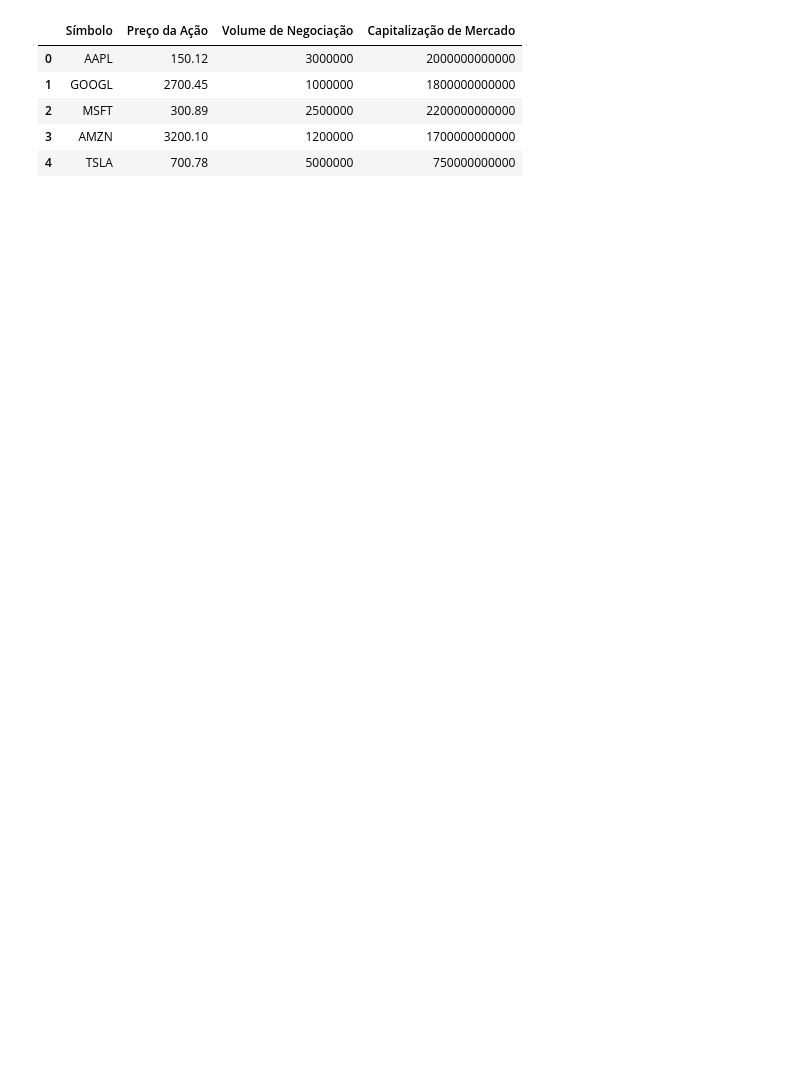
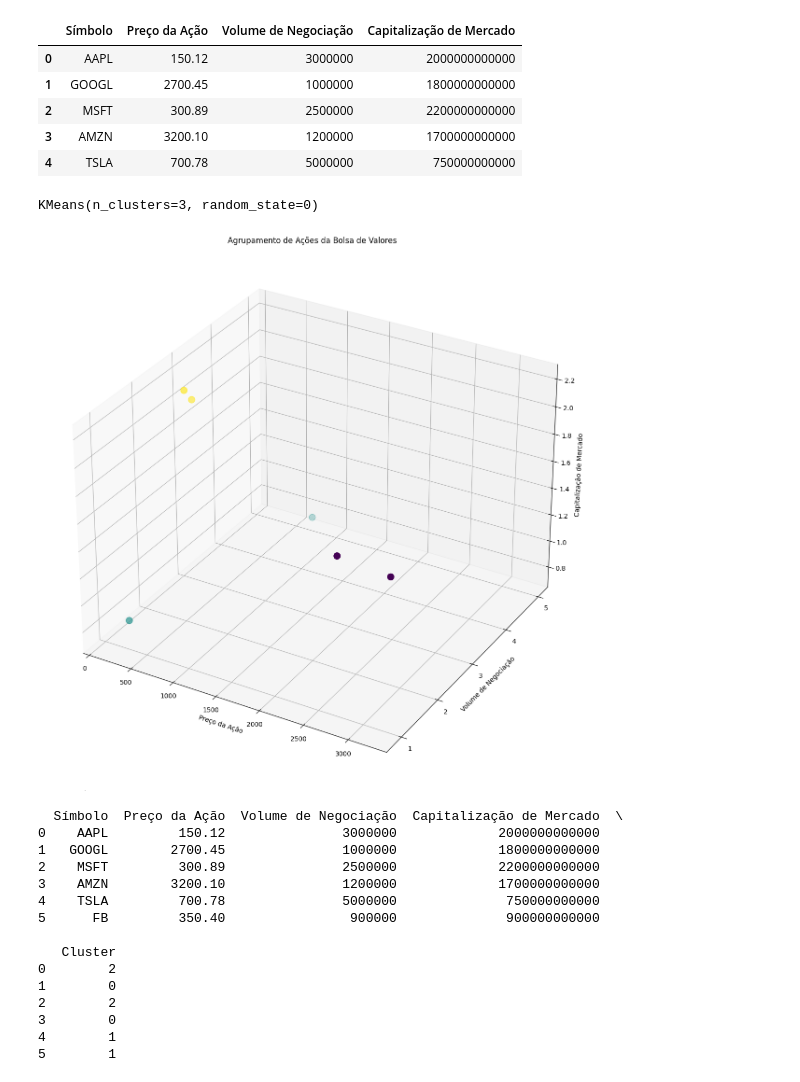
Before and after one commit to danielvieira95/Intelig-ncia-Artificial-e-Big-Data--2-2024, a Jupyter notebook: TurmaA/A16/codigo.ipynb, the cells around one changed output. Drawn from its saved outputs; the diff is of its cells as text; code cells hidden in the pictures; blank space fills up the shorter version.

Commit message:
A16
codigo cluster  exemplo 1

```diff
--- a/TurmaA/A16/codigo.ipynb
+++ b/TurmaA/A16/codigo.ipynb
@@ -24,3 +24,47 @@ df.head()
 | 2 | MSFT | 300.89 | 2500000 | 2200000000000 |
 | 3 | AMZN | 3200.10 | 1200000 | 1700000000000 |
 | 4 | TSLA | 700.78 | 5000000 | 750000000000 |
+# %%
+X = df[['Preço da Ação','Volume de Negociação','Capitalização de Mercado']] # selecionando as colunas que interessam para
+# realizar o agrupamento
+# %%
+# Executar o algoritmo K-Means com 3 clusters
+kmeans = KMeans(n_clusters=3, random_state=0)
+kmeans.fit(X)
+# %% [output]
+KMeans(n_clusters=3, random_state=0)
+# %%
+# Adicionar os rótulos dos clusters ao DataFrame original
+df['Cluster'] = kmeans.labels_
+# %%
+# Visualize os grupos formados em um gráfico 3D
+fig = plt.figure(figsize=(15,15))
+ax = fig.add_subplot(111, projection='3d')
+
+ax.scatter(X['Preço da Ação'], X['Volume de Negociação'], X['Capitalização de Mercado'], c=kmeans.labels_, s=100)
+ax.set_xlabel('Preço da Ação')
+ax.set_ylabel('Volume de Negociação')
+ax.set_zlabel('Capitalização de Mercado')
+
+plt.title('Agrupamento de Ações da Bolsa de Valores')
+plt.show()
+
+# Analisar os clusters formados
+print(df)
+# %% [output]
+[figure, added]
+  Símbolo  Preço da Ação  Volume de Negociação  Capitalização de Mercado  \
+0    AAPL         150.12               3000000             2000000000000
+1   GOOGL        2700.45               1000000             1800000000000
+2    MSFT         300.89               2500000             2200000000000
+3    AMZN        3200.10               1200000             1700000000000
+4    TSLA         700.78               5000000              750000000000
+5      FB         350.40                900000              900000000000
+
+   Cluster
+0        2
+1        0
+2        2
+3        0
+4        1
+5        1
```
